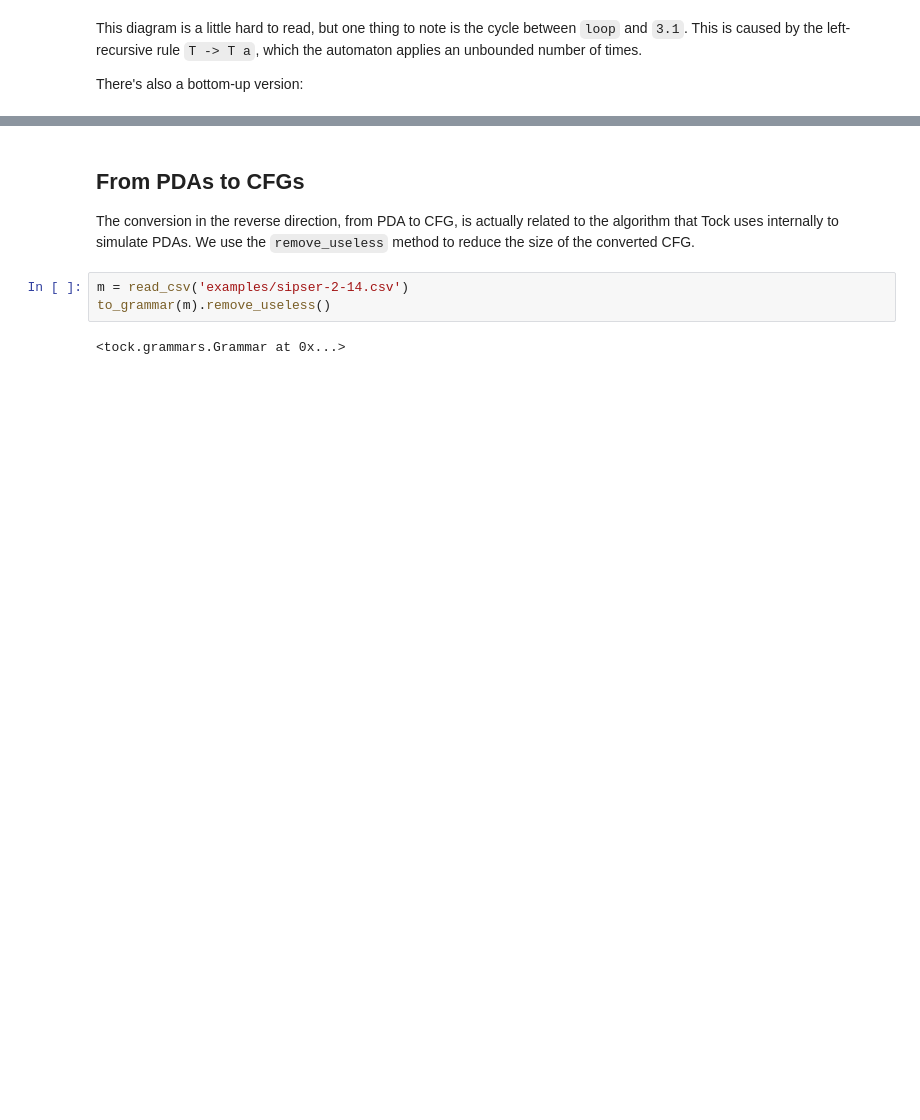
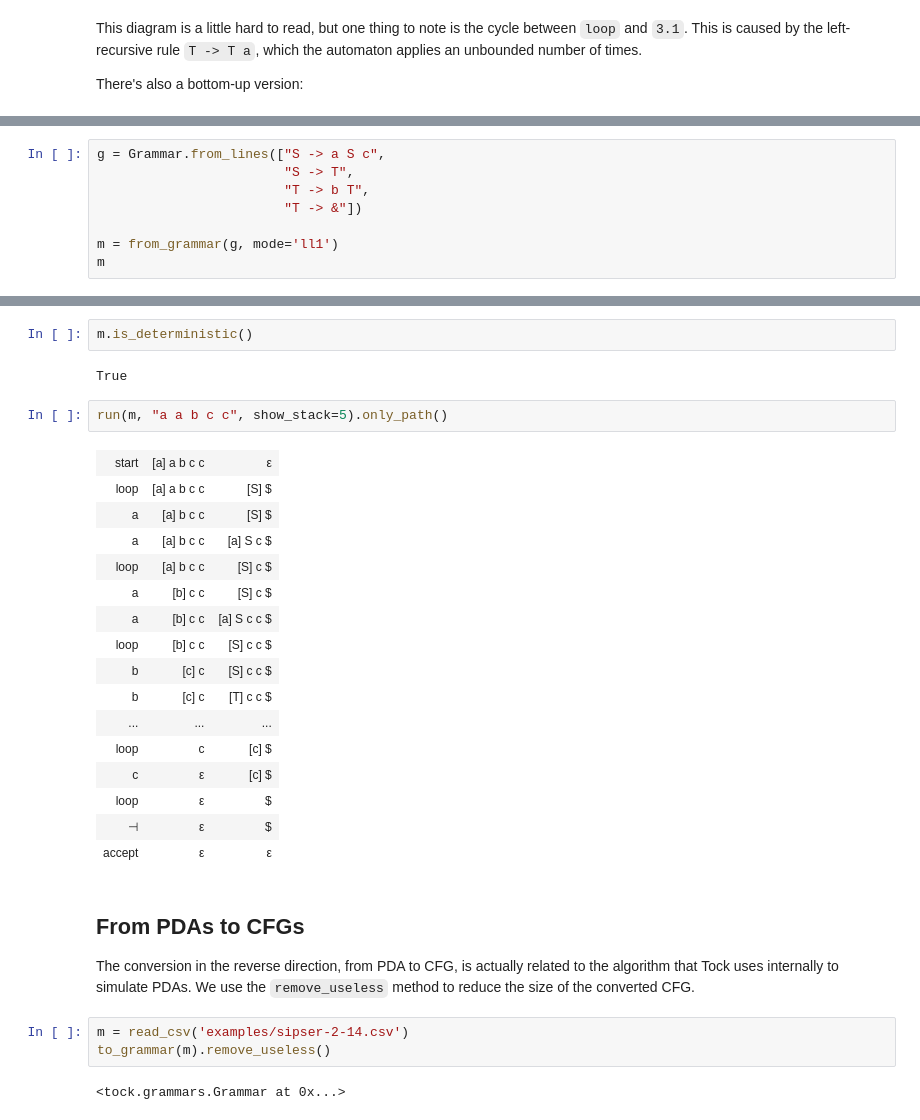
Before and after one commit to ND-CSE-30151/tock, a Jupyter notebook: docs/source/tutorial/CFGs.ipynb, the cells around one changed output, grey strips where cells are left out. Cells and saved outputs as stored; diff of their text form; blank space fills up the shorter version.

```diff
--- a/docs/source/tutorial/CFGs.ipynb
+++ b/docs/source/tutorial/CFGs.ipynb
@@ -53,2 +53,10 @@ run(m, "a a b", show_stack=3)
 # %% [output]
 [drawing not drawn]
+# %%
+g = Grammar.from_lines(["S -> a S c",
+                        "S -> T",
+                        "T -> b T",
+                        "T -> &"])
+
+m = from_grammar(g, mode='ll1')
+m
@@ -55,3 +65,26 @@ run(m, "a a b", show_stack=3)
+# %%
+m.is_deterministic()
+# %% [output]
+True
+# %%
+run(m, "a a b c c", show_stack=5).only_path()
+# %% [output]
+| start | [a] a b c c | ε |
+| loop | [a] a b c c | [S] $ |
+| a | [a] b c c | [S] $ |
+| a | [a] b c c | [a] S c $ |
+| loop | [a] b c c | [S] c $ |
+| a | [b] c c | [S] c $ |
+| a | [b] c c | [a] S c c $ |
+| loop | [b] c c | [S] c c $ |
+| b | [c] c | [S] c c $ |
+| b | [c] c | [T] c c $ |
+| ... | ... | ... |
+| loop | c | [c] $ |
+| c | ε | [c] $ |
+| loop | ε | $ |
+| ⊣ | ε | $ |
+| accept | ε | ε |
 # %% [markdown]
 ## From PDAs to CFGs
 
```
Also changed, not shown: parts of 3 cells of this notebook, 3 other files.
